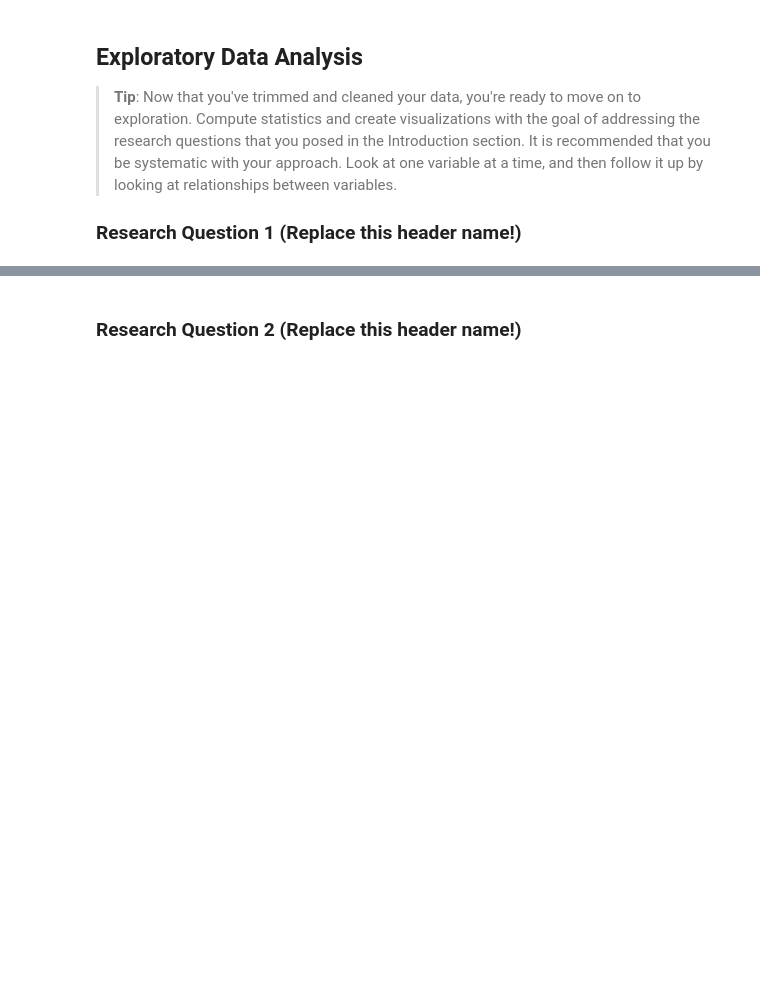
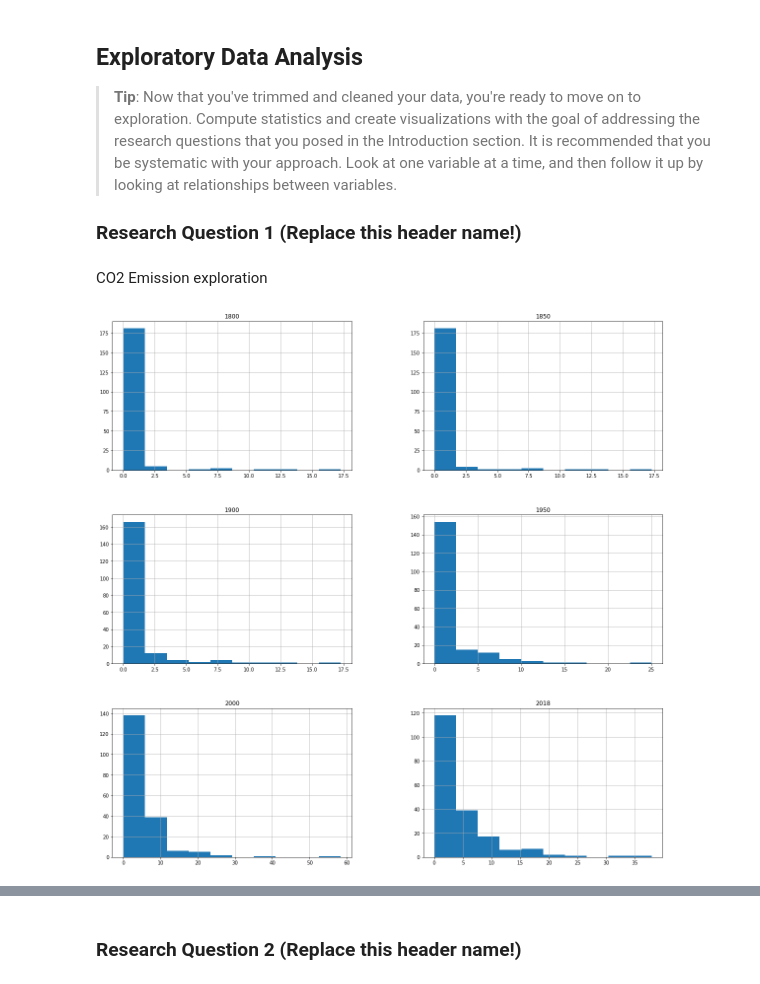
Before and after one commit to Simonmaignan/udacity-data-analysis, a Jupyter notebook: project-investigate-gapminder-dataset/investigate-a-dataset-gapminder.ipynb, the cells around one changed output, grey strips where cells are left out. Cells and saved outputs as stored; diff of their text form; code cells hidden in the pictures; blank space fills up the shorter version.

Commit message:
First version of Data exploration

```diff
--- a/project-investigate-gapminder-dataset/investigate-a-dataset-gapminder.ipynb
+++ b/project-investigate-gapminder-dataset/investigate-a-dataset-gapminder.ipynb
@@ -187,3 +186,11 @@ None
 # %%
 # Use this, and more code cells, to explore your data. Don't forget to add
 #   Markdown cells to document your observations and findings.
+years_to_plot = np.array([1800, 1850, 1900, 1950, 2000, 2018])
+countries_to_plot = ['Australia', 'Brazil', 'Burkina Faso', 'China', 'France', 'Iraq', 'United States']
+# %% [markdown]
+CO2 Emission exploration
+# %%
+df_co2[years_to_plot].hist(figsize=(20,20));
+# %% [output]
+[figure, added]
```
Also changed, not shown: parts of 17 cells of this notebook.
